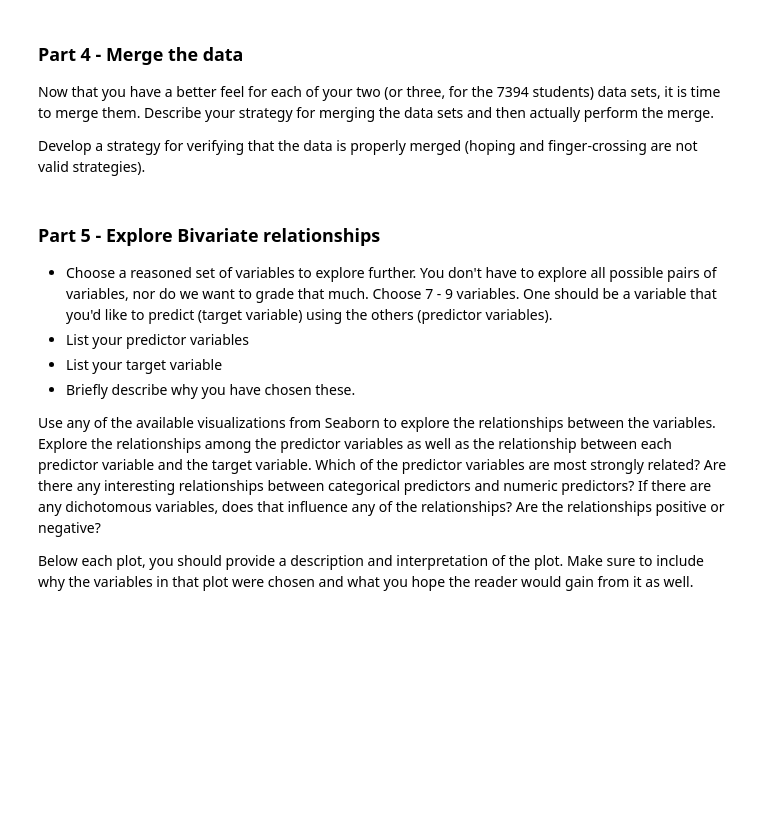
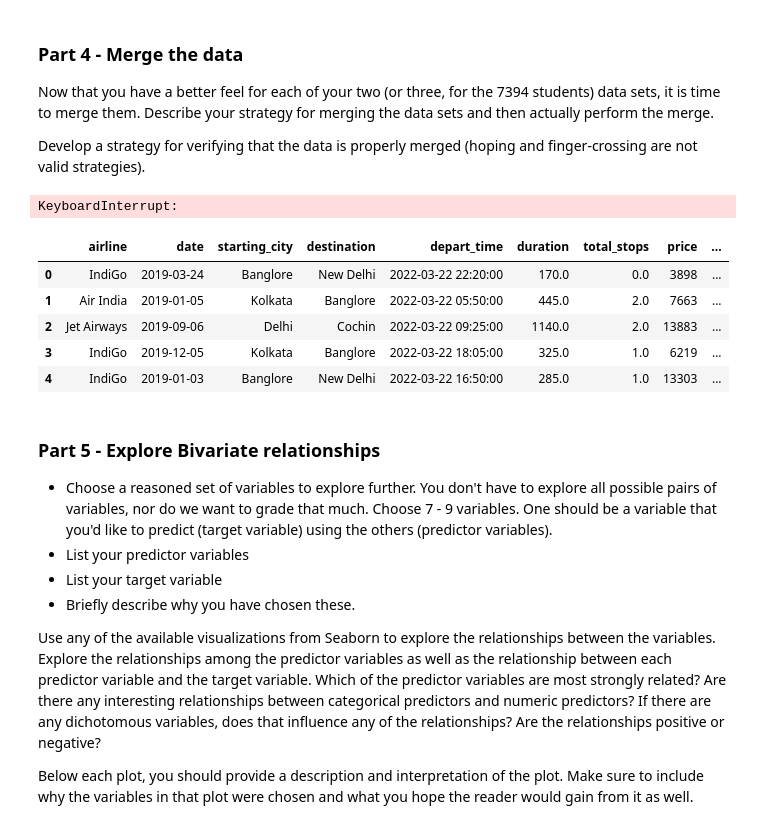
Before and after one commit to SaltyPeachcake/TurtleDucks, a Jupyter notebook: Project02.ipynb, the cells around one changed output. Saved outputs shown, nothing was run; the diff lists cells and outputs as text; code cells hidden in the pictures; blank space fills up the shorter version.

Commit message:
merging datasets
"applies functions to merge holidays with the flights"

```diff
--- a/Project02.ipynb
+++ b/Project02.ipynb
@@ -112,7 +112,7 @@ dieselPrices['date'] =  pd.to_datetime(dieselPrices.date)
     #Holidays
 holidays = holidays.drop(['day'], axis=1)
 holidays['date']    = pd.to_datetime(holidays.date)
-holidays['holiday_type'].replace(['Gazetted','Restricted'], [0, 1], inplace=True)
+holidays['holiday_type'].replace(['Gazetted','Restricted'], [1, 0], inplace=True)
 # %% [output]
 0   2022-03-22 22:20:00
 1   2022-03-22 05:50:00
@@ -316,3 +365,19 @@ Develop a strategy for verifying that the data is properly merged (hoping and fi
+# %%
+airfare['daysToHoliday'] = airfare['date'].apply(nearestHoliday)
+airfare['daysToNationalHoliday'] = airfare['date'].apply(nearestNational)
+airfare['NationalHoliday'] = airfare['date'].apply(closestNational)
+#airfare['dieselPrice'] = airfare['date'].apply(dieselPrice)
+# %% [output]
+KeyboardInterrupt:
+# %%
+airfare.head()
+# %% [output]
+|  | airline | date | starting_city | destination | depart_time | duration | total_stops | price | ... |
+| 0 | IndiGo | 2019-03-24 | Banglore | New Delhi | 2022-03-22 22:20:00 | 170.0 | 0.0 | 3898 | ... |
+| 1 | Air India | 2019-01-05 | Kolkata | Banglore | 2022-03-22 05:50:00 | 445.0 | 2.0 | 7663 | ... |
+| 2 | Jet Airways | 2019-09-06 | Delhi | Cochin | 2022-03-22 09:25:00 | 1140.0 | 2.0 | 13883 | ... |
+| 3 | IndiGo | 2019-12-05 | Kolkata | Banglore | 2022-03-22 18:05:00 | 325.0 | 1.0 | 6219 | ... |
+| 4 | IndiGo | 2019-01-03 | Banglore | New Delhi | 2022-03-22 16:50:00 | 285.0 | 1.0 | 13303 | ... |
 # %% [markdown]
 ### Part 5 - Explore Bivariate relationships
 
```
Also changed, not shown: parts of 3 cells of this notebook.
